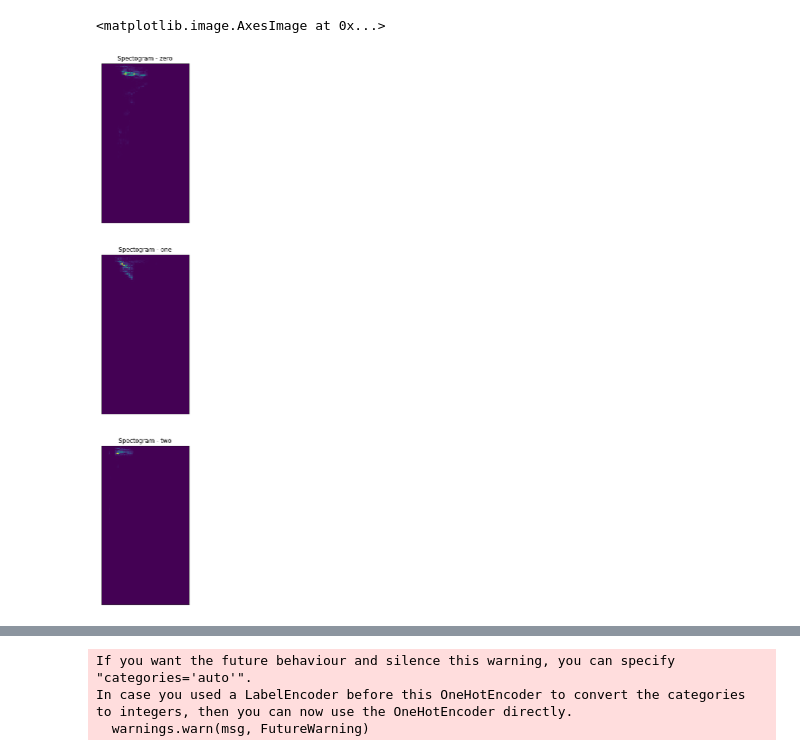
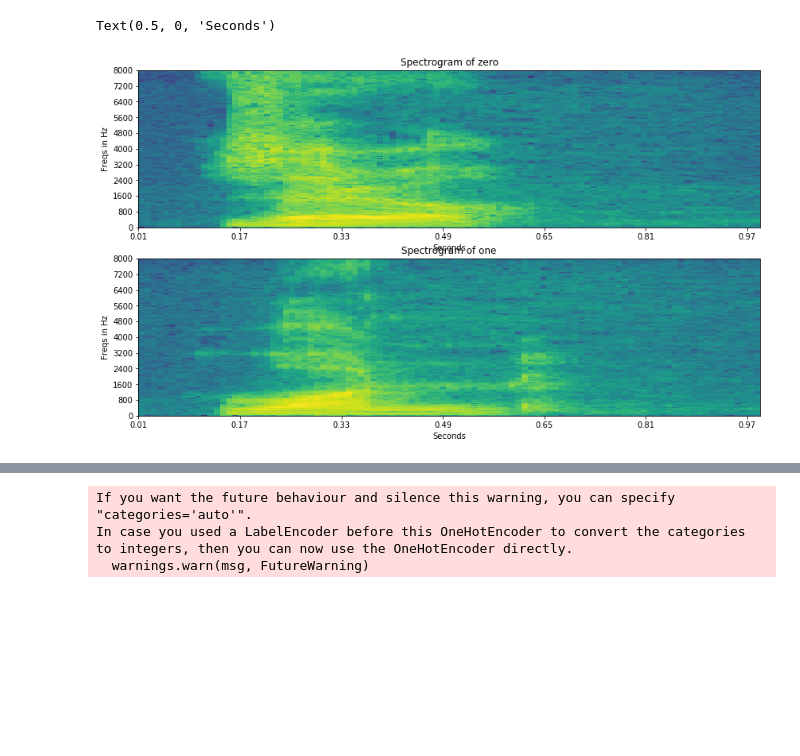
Before and after one commit to deivanai/audio_recognition_dnn_error, a Jupyter notebook: audio_recognition_dnn.ipynb, the cells around one changed output, grey strips where cells are left out. Saved outputs shown, nothing was run; the diff lists cells and outputs as text; code cells hidden in the pictures; blank space fills up the shorter version.

```diff
--- a/audio_recognition_dnn.ipynb
+++ b/audio_recognition_dnn.ipynb
@@ -32,39 +32,50 @@ LABELS = ['eight', 'five', 'four', 'one',  'seven', 'six', 'three', 'two', 'zero
 #current implementation is for spectogram .
 
 #convert into spectograms : look at how the actual wav form it is
+def log_specgram(audio, sample_rate, window_size=20,
+                 step_size=10, eps=1e-10):
+    nperseg = int(round(window_size * sample_rate / 1e3))
+    noverlap = int(round(step_size * sample_rate / 1e3))
+    freqs, times, spec = signal.spectrogram(audio,
+                                    fs=sample_rate,
+                                    window='hann',
+                                    nperseg=nperseg,
+                                    noverlap=noverlap,
+                                    detrend=False)
+    return freqs, times, np.log(spec.T.astype(np.float32) + eps)
 
 sample_rate1, samples1 = wavfile.read(str(AUDIO_PATH) + '/zero/0a2b400e_nohash_0.wav')
 sample_rate2, samples2 = wavfile.read(str(AUDIO_PATH) + '/one/0a2b400e_nohash_0.wav')
 sample_rate3, samples3 = wavfile.read(str(AUDIO_PATH) + '/two/0a2b400e_nohash_0.wav')
-frequencies1, times1, spectogram1 = signal.spectrogram(samples1, sample_rate1)
-frequencies2, times2, spectogram2 = signal.spectrogram(samples2, sample_rate2)
-frequencies3, times3, spectogram3 = signal.spectrogram(samples3, sample_rate3)
+frequencies1, times1, spectogram1 = log_specgram(samples1, sample_rate1)
+frequencies2, times2, spectogram2 = log_specgram(samples2, sample_rate2)
+frequencies3, times3, spectogram3 = log_specgram(samples3, sample_rate3)
 # %%
-fig = plt.figure(figsize = (20,20))
-ax1 = fig.add_subplot(311)
-ax1.set_xticks([])
-ax1.set_yticks([])
-ax1.set_title('Spectogram - zero')
-ax1.imshow(spectogram1)
+fig = plt.figure(figsize=(14, 8))
+ax1 = fig.add_subplot(211)
+ax1.imshow(spectogram1.T, aspect='auto', origin='lower',
+           extent=[times1.min(), times1.max(), frequencies1.min(), frequencies1.max()])
+ax1.set_yticks(frequencies1[::16])
+ax1.set_xticks(times1[::16])
+ax1.set_title('Spectrogram of zero')
+ax1.set_ylabel('Freqs in Hz')
+ax1.set_xlabel('Seconds')
 
-ax2 = fig.add_subplot(312)
-ax2.set_xticks([])
-ax2.set_yticks([])
-ax2.set_title('Spectogram - one')
-ax2.imshow(spectogram2)
-
-ax2 = fig.add_subplot(313)
-ax2.set_xticks([])
-ax2.set_yticks([])
-ax2.set_title('Spectogram - two')
-ax2.imshow(spectogram3)
+ax2 = fig.add_subplot(212)
+ax2.imshow(spectogram2.T, aspect='auto', origin='lower',
+           extent=[times2.min(), times2.max(), frequencies2.min(), frequencies2.max()])
+ax2.set_yticks(frequencies2[::16])
+ax2.set_xticks(times2[::16])
+ax2.set_title('Spectrogram of one')
+ax2.set_ylabel('Freqs in Hz')
+ax2.set_xlabel('Seconds')
 
 #OBSERVATION :
 #Can see that half the time series is with silence and the clippings could be clipped for dimension reduction
 #
 # %% [output]
-<matplotlib.image.AxesImage at 0x...>
+Text(0.5, 0, 'Seconds')
-[figure, old version]
+[figure, new version]
 # %%
 # reading files with only (0 -9) for simplicity,
 # lets neglect other wav files .
```
Also changed, not shown: parts of 11 cells of this notebook.
